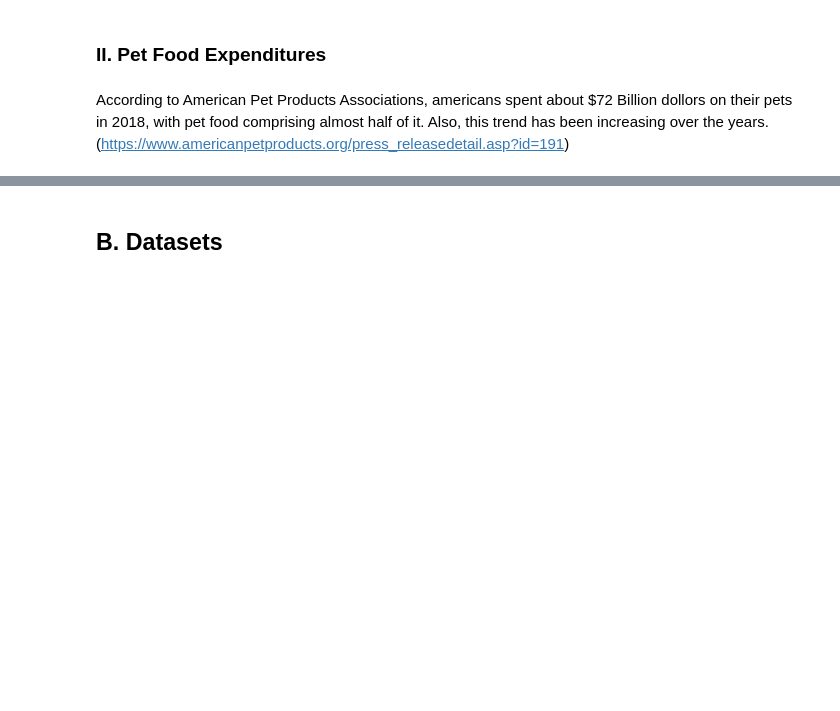
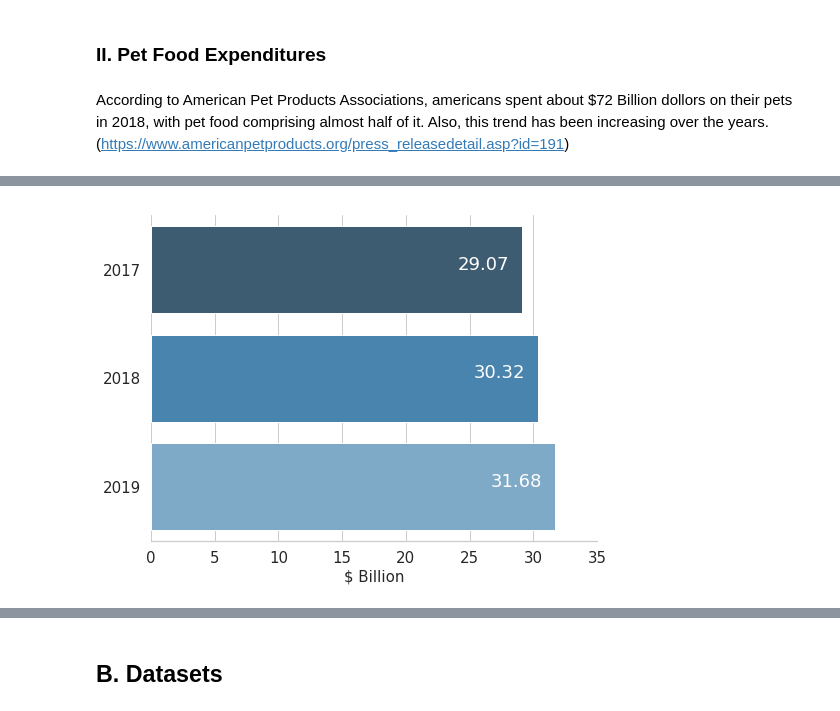
Before and after one commit to MelissaKR/SmartRev, a Jupyter notebook: perfood_review.ipynb, the cells around one changed output, grey strips where cells are left out. Saved outputs shown, nothing was run; the diff lists cells and outputs as text; code cells hidden in the pictures; blank space fills up the shorter version.

Commit message:
New plots

```diff
--- a/perfood_review.ipynb
+++ b/perfood_review.ipynb
@@ -173,3 +145,31 @@ py.iplot(fig1)
+# %%
+sns.set(style="whitegrid")
+
+# Initialize the matplotlib figure
+f, ax = plt.subplots(figsize=(8, 6))
+
+# Plot the total crashes
+sns.color_palette("PuBuGn_d")
+p = sns.barplot(APPA_df["Pet Food"], y = ['year1', 'year2','year3'],  palette="Blues_d")
+
+# Add a legend and informative axis label
+ax.set(xlim=(0, 35), ylabel="",
+       xlabel="$ Billion")
+ax.set_xlabel("$ Billion", fontsize=15)
+ax.set(yticklabels=["2017","2018", "2019"])
+sns.despine(left=True)
+
+for b in p.patches:
+    width = b.get_width()
+    ax.text(width -1  ,
+            b.get_y()+b.get_height()/2.,
+            '{:1.2f}'.format(width),
+            ha="right", fontsize=18, color="white")
+
+p.tick_params(labelsize=15)
+p.figure.savefig("Appa_new.png")
+# %% [output]
+[figure, added]
 # %% [markdown]
 <a id="B">
 # %% [markdown]
```
Also changed, not shown: parts of 12 cells of this notebook.
